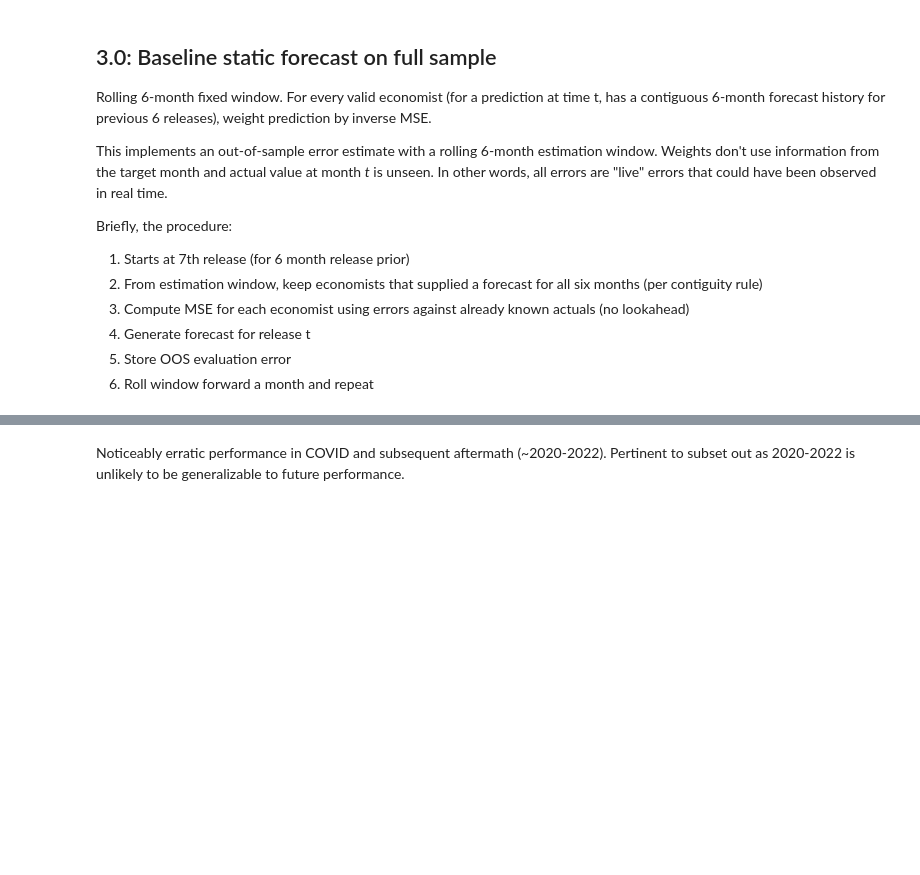
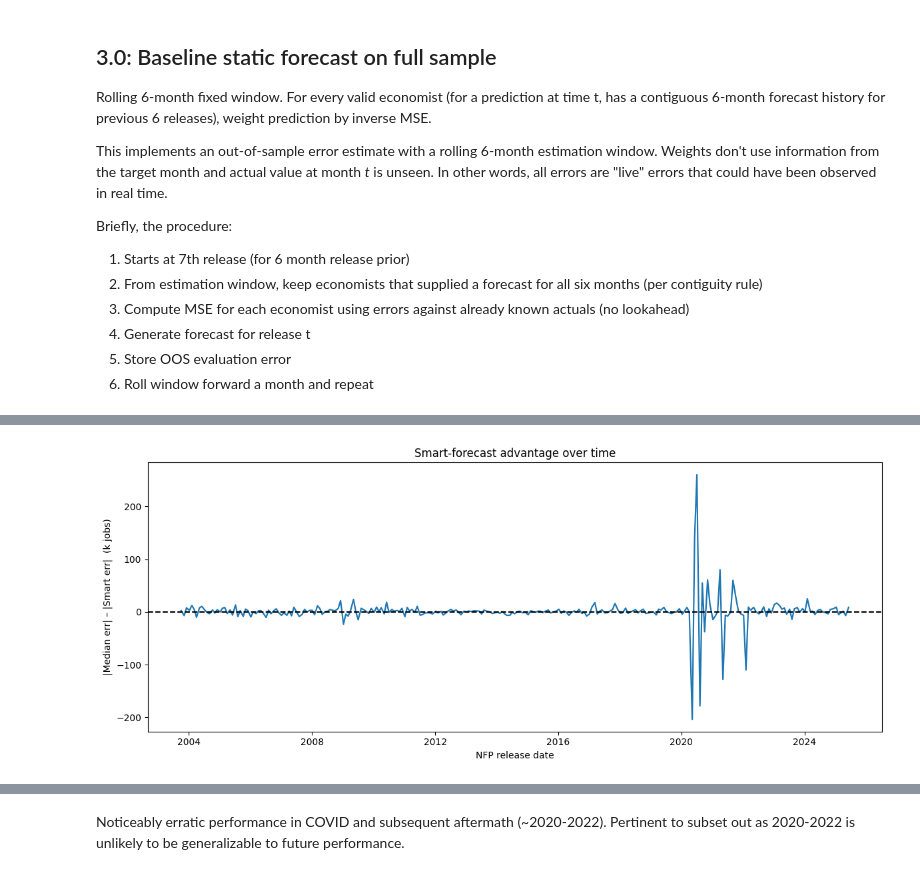
Before and after one commit to nicwjh/nfp-forecasting, a Jupyter notebook: notebooks/nfp_3_point.ipynb, the cells around one changed output, grey strips where cells are left out. Saved outputs shown, nothing was run; the diff lists cells and outputs as text; code cells hidden in the pictures; blank space fills up the shorter version.

Commit message:
Updates: progress on making implementation NaN-safe in current month actual

```diff
--- a/notebooks/nfp_3_point.ipynb
+++ b/notebooks/nfp_3_point.ipynb
@@ -134,0 +50,94 @@ p-value: 0.3600
+# %%
+# ------------------------------------------------------------
+# 1. Build smart & median forecasts for every release
+#    (evaluation window = previous 6 releases)
+# ------------------------------------------------------------
+dates    = np.sort(df_full["release_date"].unique())
+records  = []                         # collect all forecasts (even unreleased)
+
+for idx in range(6, len(dates)):
+    t_date  = dates[idx]              # target month
+    window  = dates[idx-6:idx]        # six-month look-back
+
+    # historical panel for weight estimation
+    hist = df_full[df_full["release_date"].isin(window)]
+
+    # economists with forecasts in every month of the window
+    contig = hist.groupby("economist")["forecast"].apply(lambda s: s.notna().all())
+    econs  = contig[contig].index
+    if econs.empty:
+        continue
+
+    # inverse-MSE weights
+    mse = (hist[hist["economist"].isin(econs)]
+           .groupby("economist")["error"]
+           .apply(lambda s: np.nanmean(np.square(s))))
+    ridge   = 1e-6
+    weights = 1.0 / (mse + ridge)
+    weights /= weights.sum()
+
+    # current-month forecasts, align & renormalise
+    cur     = df_full[(df_full["release_date"] == t_date) &
+                      (df_full["economist"].isin(econs))]
+    f_t     = cur.set_index("economist")["forecast"].dropna()
+    weights = weights.reindex(f_t.index).dropna()
+    if weights.empty:
+        continue
+    weights /= weights.sum()
+
+    # point forecasts
+    smart   = np.dot(weights, f_t.loc[weights.index])
+    median  = df_full.loc[df_full["release_date"] == t_date,
+                          "forecast"].dropna().median()
+    actual  = df_full.loc[df_full["release_date"] == t_date,
+                          "actual"].iloc[0]          # may be NaN (e.g. July-25)
+
+    records.append((t_date, smart, median, actual))
+
+# ------------------------------------------------------------------
+# 2. Split into “all” vs “evaluation” sets
+# ------------------------------------------------------------------
+oos_all  = pd.DataFrame(records,
+                        columns=["date", "smart", "median", "actual"])
+oos_eval = oos_all.dropna(subset=["actual"]).copy()     # evaluation sample
+
+# ------------------------------------------------------------------
+# 3. Evaluation metrics (only rows with realised actuals)
+# ------------------------------------------------------------------
+oos_eval["smart_err"]  = oos_eval["smart"]  - oos_eval["actual"]
+oos_eval["median_err"] = oos_eval["median"] - oos_eval["actual"]
+
+rmse_smart  = np.sqrt((oos_eval["smart_err"]**2).mean())
+rmse_median = np.sqrt((oos_eval["median_err"]**2).mean())
+print(f"RMSE – smart : {rmse_smart:6.2f} k jobs")
+print(f"RMSE – median: {rmse_median:6.2f} k jobs")
+
+# Diebold-Mariano test on squared-error loss
+d        = oos_eval["smart_err"]**2 - oos_eval["median_err"]**2
+dm_stat  = d.mean() / d.std(ddof=1) * np.sqrt(len(d))
+dm_p     = 2 * (1 - stats.norm.cdf(abs(dm_stat)))
+print(f"DM statistic : {dm_stat:6.2f}")
+print(f"p-value      : {dm_p:.4f}")
+
+# ------------------------------------------------------------------
+# 4. Visualise improvement timeline (evaluation sample)
+# ------------------------------------------------------------------
+oos_eval["improvement"] = (oos_eval["median_err"].abs() -
+                           oos_eval["smart_err"].abs())
+
+plt.figure(figsize=(12, 5))
+plt.plot(oos_eval["date"], oos_eval["improvement"],
+         lw=1.6, color="tab:blue")
+plt.axhline(0, ls="--", c="k")
+plt.title("Smart-forecast advantage over time")
+plt.xlabel("NFP release date")
+plt.ylabel("|Median err| – |Smart err|  (k jobs)")
+plt.tight_layout()
+plt.show()
+
+# ------------------------------------------------------------------
+# 5. (Optional) Inspect the unreleased month’s forecasts
+# ------------------------------------------------------------------
+print("\nLatest unreleased forecast rows (actual is NaN):")
+display(oos_all[oos_all["actual"].isna()])
+# %% [output]
@@ -134,0 +148 @@ p-value: 0.3600
+[figure, added]
```
Also changed, not shown: parts of 13 cells of this notebook.
